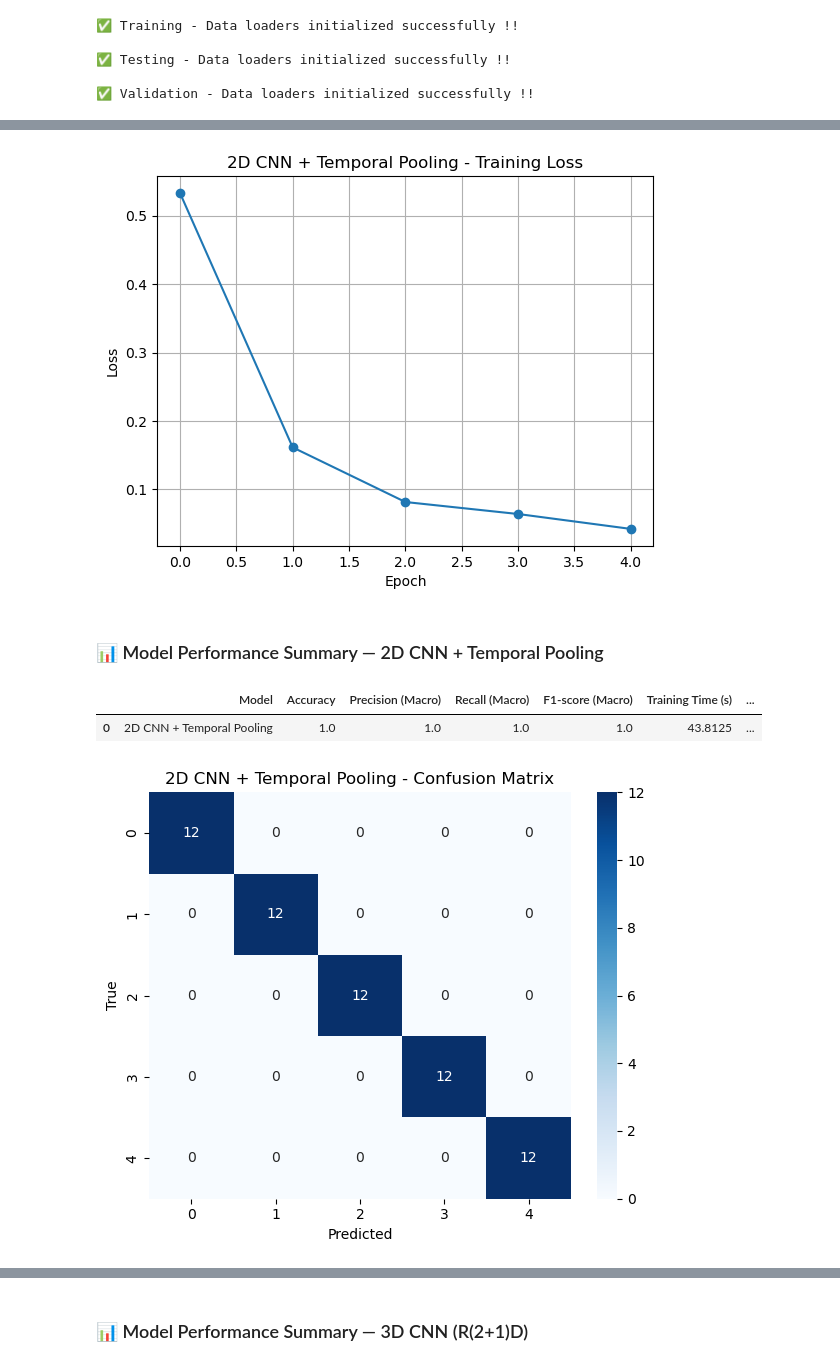
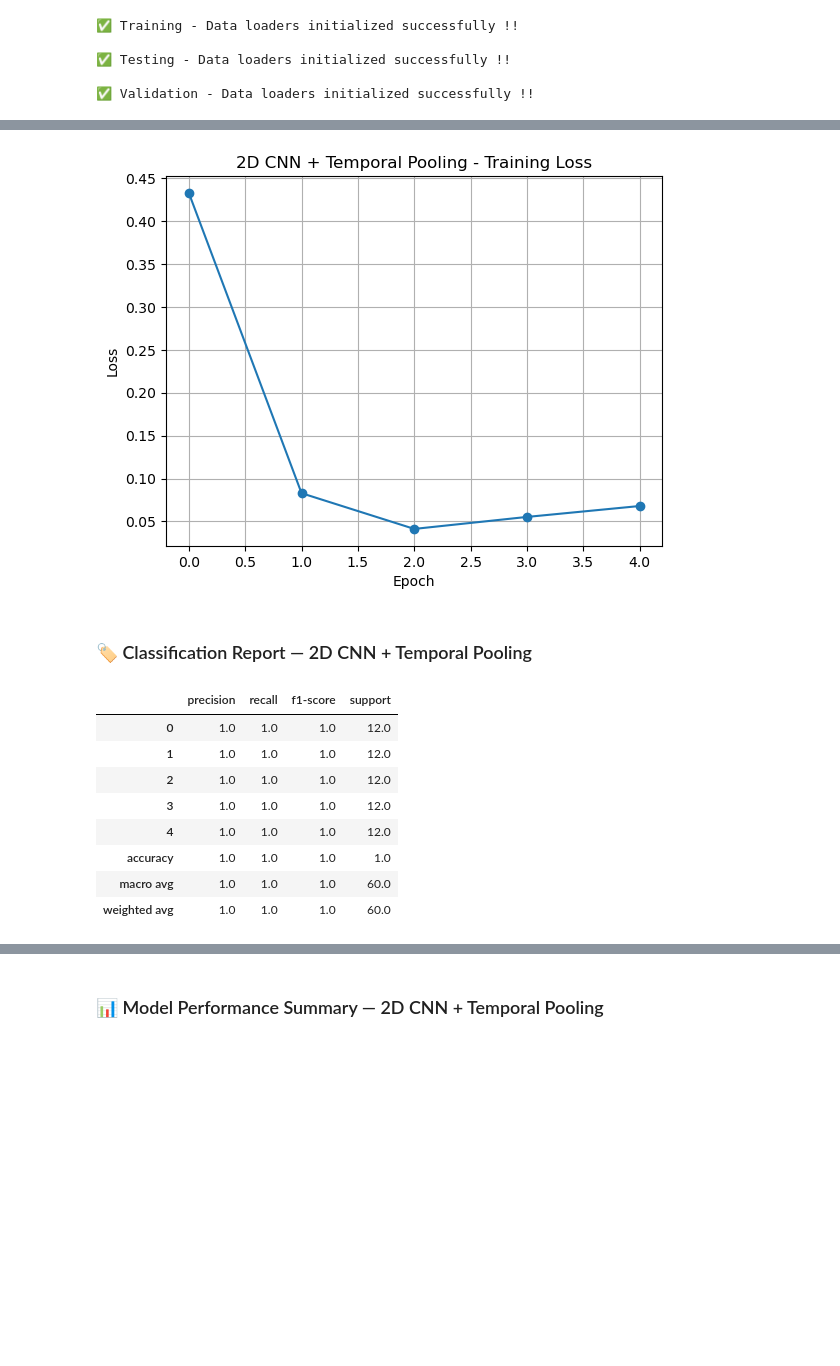
Before and after one commit to 2024ab05275-chocs/Student_2024ab05275_Video_Classification, a Jupyter notebook: code/part_b_deep_learning.ipynb, the cells around one changed output, grey strips where cells are left out. Cells and saved outputs as stored; diff of their text form; code cells hidden in the pictures; blank space fills up the shorter version.

```diff
--- a/code/part_b_deep_learning.ipynb
+++ b/code/part_b_deep_learning.ipynb
@@ -756,7 +759,9 @@ def train_and_evaluate(model, model_name):
     Outputs:
     - Training loss curve (saved + displayed)
     - Confusion matrix (saved + displayed)
+    - Classification report (tabulated)
     - Tabulated performance metrics (Pandas DataFrame)
+    - Model parameters & memory usage
 
     Args:
         model (torch.nn.Module): Model to be trained
@@ -927,6 +932,30 @@ def train_and_evaluate(model, model_name):
     cm = confusion_matrix(ground_truths, predictions)
 
     # ------------------------------------------------------
+    # Classification report (per-class metrics)
+    # ------------------------------------------------------
+    class_report = classification_report(
+        ground_truths,
+        predictions,
+        output_dict=True
+    )
+    class_report_df = pd.DataFrame(class_report).T
+
+    # ---------------- Print classification report ----------------
+    display(Markdown(f"### 🏷️ Classification Report — {model_name}"))
+    display(class_report_df.round(4))
+
+    # ------------------------------------------------------
+    # Compute model parameters and memory usage
+    # ------------------------------------------------------
+    num_params = sum(p.numel() for p in model.parameters() if p.requires_grad)
+
+    with tempfile.NamedTemporaryFile(delete=False) as tmp:
+        torch.save(model.state_dict(), tmp.name)
+        mem_mb = os.path.getsize(tmp.name) / (1024 ** 2)
+    os.remove(tmp.name)
+
+    # ------------------------------------------------------
     # Metrics table (Pandas DataFrame) — PDF SAFE
     # ------------------------------------------------------
     metrics_df = pd.DataFrame([
@@ -938,11 +967,12 @@ def train_and_evaluate(model, model_name):
             "F1-score (Macro)": f1,
             "Training Time (s)": train_time,
             "Inference Time / Sample (s)": inference_time,
+            "Model Parameters": num_params,
+            "Memory Usage (MB)": mem_mb
         }
     ])
 
     # ---------------- Print metrics ----------------
-    from IPython.display import Markdown, display
     display(Markdown(f"### 📊 Model Performance Summary — {model_name}"))
     display(metrics_df.round(4))  # PDF-safe replacement for .style
 
@@ -961,19 +991,14 @@ def train_and_evaluate(model, model_name):
     plt.show()
     plt.close()
 
-    return metrics_df
+    return metrics_df, class_report_df
 # %%
 # ==========================================================
-# RUN EXPERIMENTS
+# RUN EXPERIMENTS - "2D CNN + Temporal Pooling"
 # ==========================================================
 
-metrics_2d = train_and_evaluate(
+metrics_2d, class_report_df_2d = train_and_evaluate(
     CNN2DTemporal(NUM_CLASSES),
     "2D CNN + Temporal Pooling"
 )
-
-metrics_3d = train_and_evaluate(
-    CNN3D(NUM_CLASSES),
-    "3D CNN (R(2+1)D)"
-)
 # %% [output]
@@ -990,5 +1014,11 @@ Epoch [5/5] | Train Loss: 0.0422 | Val Loss: 0.0237
-[figure, old version]
+[figure, new version]
-### 📊 Model Performance Summary — 2D CNN + Temporal Pooling
+### 🏷️ Classification Report — 2D CNN + Temporal Pooling
-|  | Model | Accuracy | Precision (Macro) | Recall (Macro) | F1-score (Macro) | Training Time (s) | ... |
-| 0 | 2D CNN + Temporal Pooling | 1.0 | 1.0 | 1.0 | 1.0 | 43.8125 | ... |
+|  | precision | recall | f1-score | support |
+| 0 | 1.0 | 1.0 | 1.0 | 12.0 |
+| 1 | 1.0 | 1.0 | 1.0 | 12.0 |
+| 2 | 1.0 | 1.0 | 1.0 | 12.0 |
+| 3 | 1.0 | 1.0 | 1.0 | 12.0 |
+| 4 | 1.0 | 1.0 | 1.0 | 12.0 |
+| accuracy | 1.0 | 1.0 | 1.0 | 1.0 |
+| macro avg | 1.0 | 1.0 | 1.0 | 60.0 |
+| weighted avg | 1.0 | 1.0 | 1.0 | 60.0 |
-[figure]
@@ -1006,2 +1025,2 @@ Epoch [5/5] | Train Loss: 0.0327 | Val Loss: 0.0115
-### 📊 Model Performance Summary — 3D CNN (R(2+1)D)
+### 📊 Model Performance Summary — 2D CNN + Temporal Pooling
 |  | Model | Accuracy | Precision (Macro) | Recall (Macro) | F1-score (Macro) | Training Time (s) | ... |
```
Also changed, not shown: parts of 4 cells of this notebook, 3 other files.
